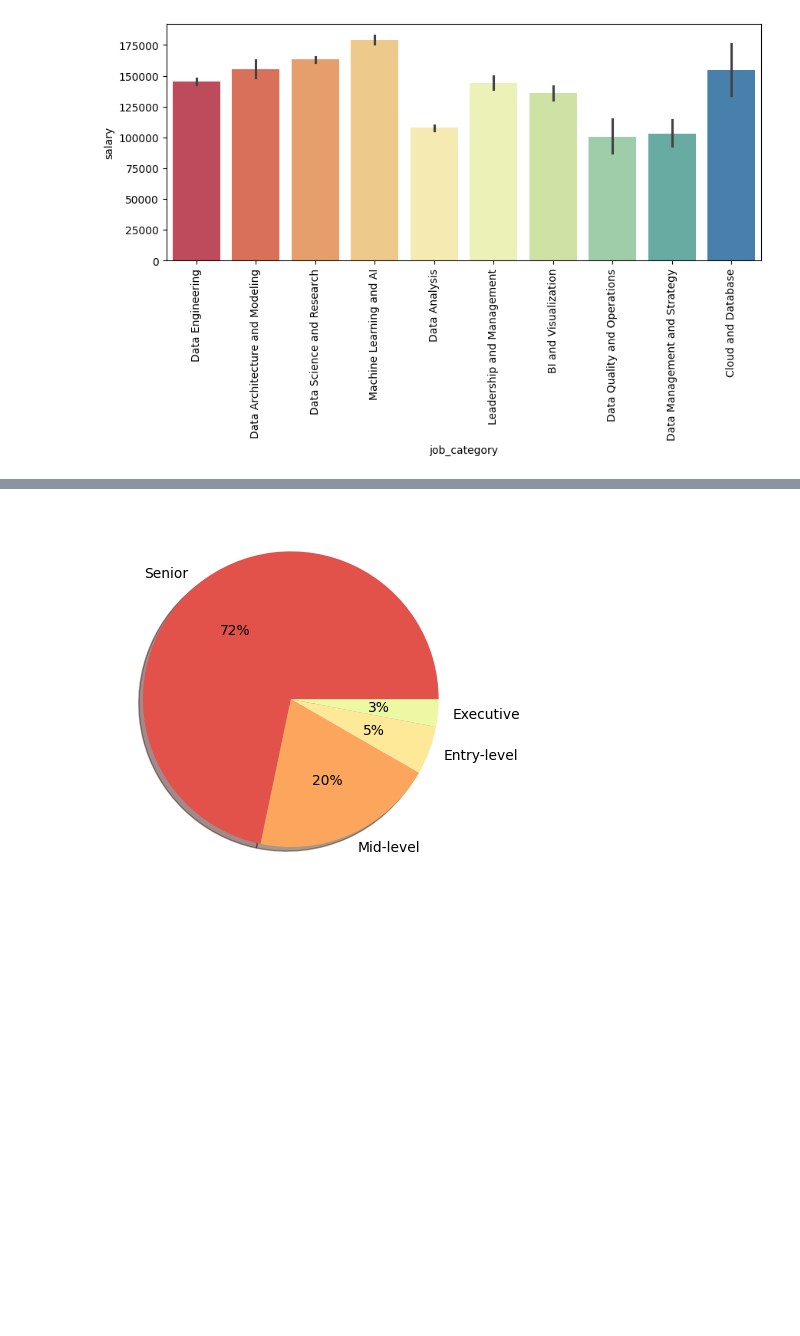
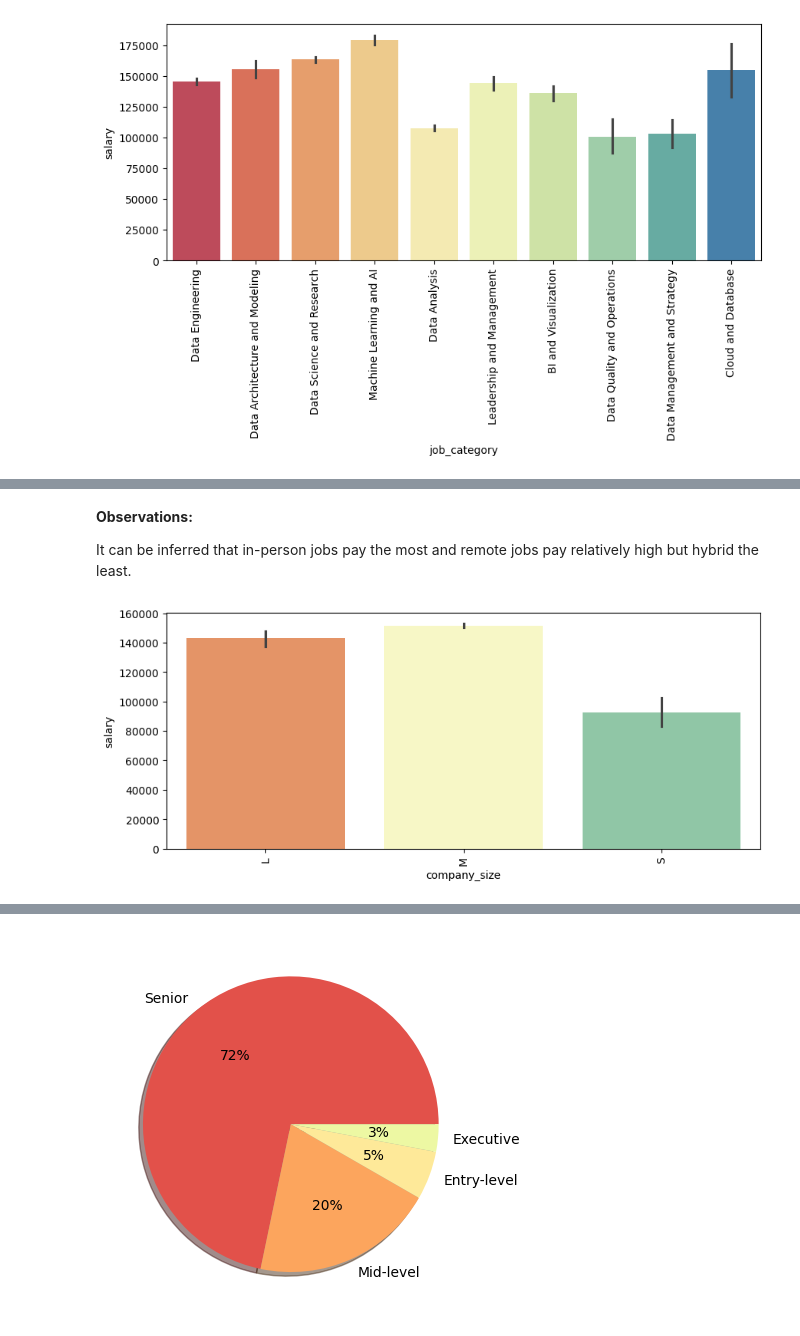
Before and after one commit to Joud73/Salary-Prediction, a Jupyter notebook: Salary_prediction.ipynb, the cells around one changed output, grey strips where cells are left out. Saved outputs shown, nothing was run; the diff lists cells and outputs as text; code cells hidden in the pictures; blank space fills up the shorter version.

```diff
--- a/Salary_prediction.ipynb
+++ b/Salary_prediction.ipynb
@@ -179,0 +191,11 @@ plt.show()
+# %% [markdown]
+**Observations:**
+
+It can be inferred that in-person jobs pay the most and remote jobs pay relatively high but hybrid the least.
+# %%
+plt.figure(figsize=(10,4))
+sns.barplot(data=df, x=df['company_size'], y=df['salary'], hue=df['company_size'], legend=False, palette='Spectral')
+plt.xticks(rotation=90)
+plt.show()
+# %% [output]
+[figure, added]
```
Also changed, not shown: parts of 32 cells of this notebook, 1 other file.
